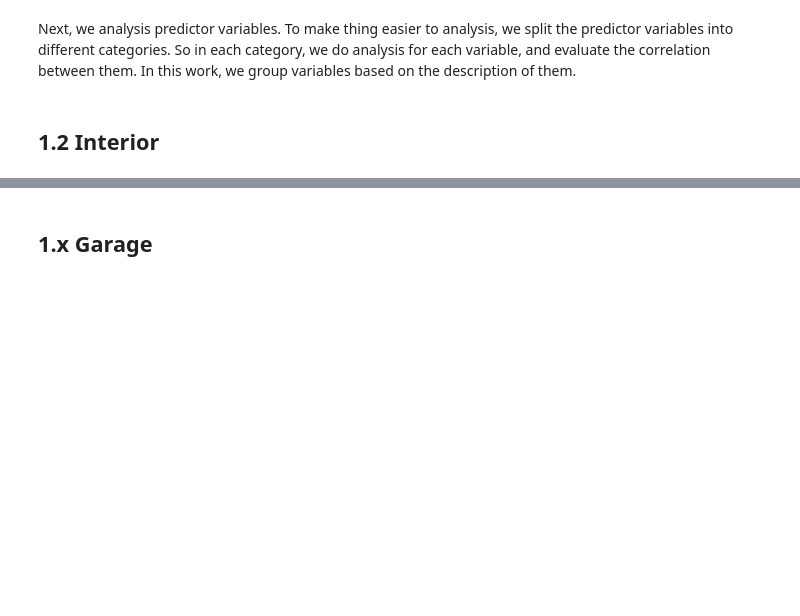
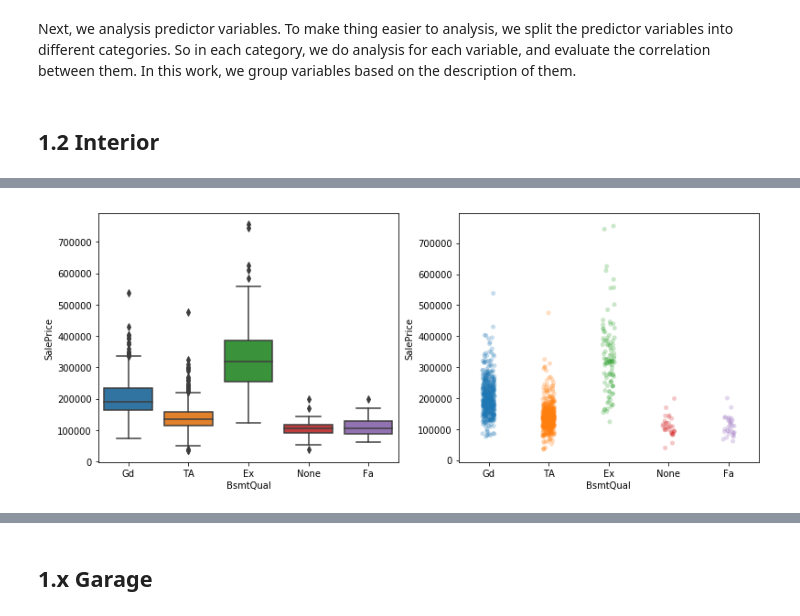
Before and after one commit to winev52/aml-challenge, a Jupyter notebook: challenge.ipynb, the cells around one changed output, grey strips where cells are left out. Cells and saved outputs as stored; diff of their text form; code cells hidden in the pictures; blank space fills up the shorter version.

Commit message:
add analysis of the basement

```diff
--- a/challenge.ipynb
+++ b/challenge.ipynb
@@ -204,6 +206,10 @@ for col in ('GarageType', 'GarageFinish', 'GarageQual', 'GarageCond'):
     df_train[col] = df_train[col].fillna('None')
 # Using 0 for the year value
 df_train['GarageYrBlt'] = df_train['GarageYrBlt'].fillna(0)
+
+# BsmtQual: NA value means no Basement
+for col in ('BsmtQual', 'BsmtCond', 'BsmtExposure', 'BsmtFinType1', 'BsmtFinType2'):
+    df_train[col] = df_train[col].fillna('None')
 # %% [markdown]
 # 1. Descriptive analysis
 # %% [markdown]
@@ -251,0 +270,10 @@ Next, we analysis predictor variables. To make thing easier to analysis, we spli
+# %%
+plt.subplots(figsize =(20, 5))
+
+plt.subplot(1, 3, 1)
+sns.boxplot(x="BsmtQual", y="SalePrice", data=df_train)
+
+plt.subplot(1, 3, 2)
+sns.stripplot(x="BsmtQual", y="SalePrice", data=df_train, size = 5, jitter = True, alpha=.25);
+# %% [output]
+[figure, added]
```
Also changed, not shown: parts of 18 cells of this notebook.
